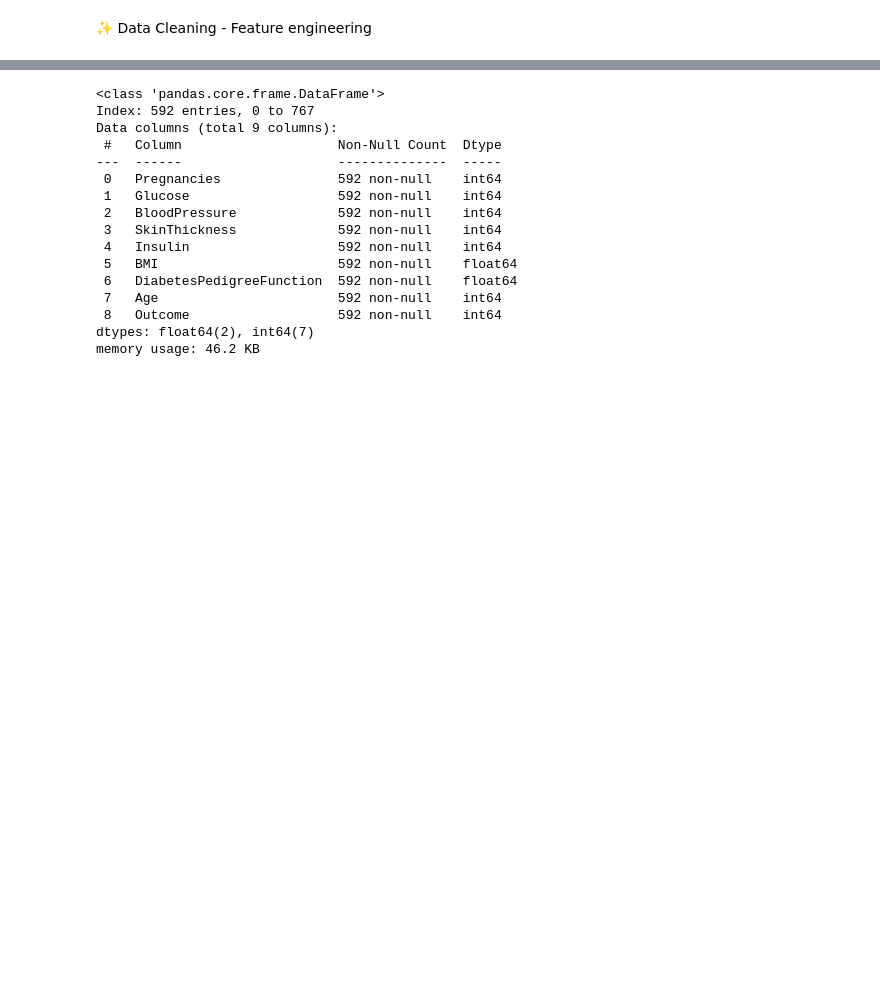
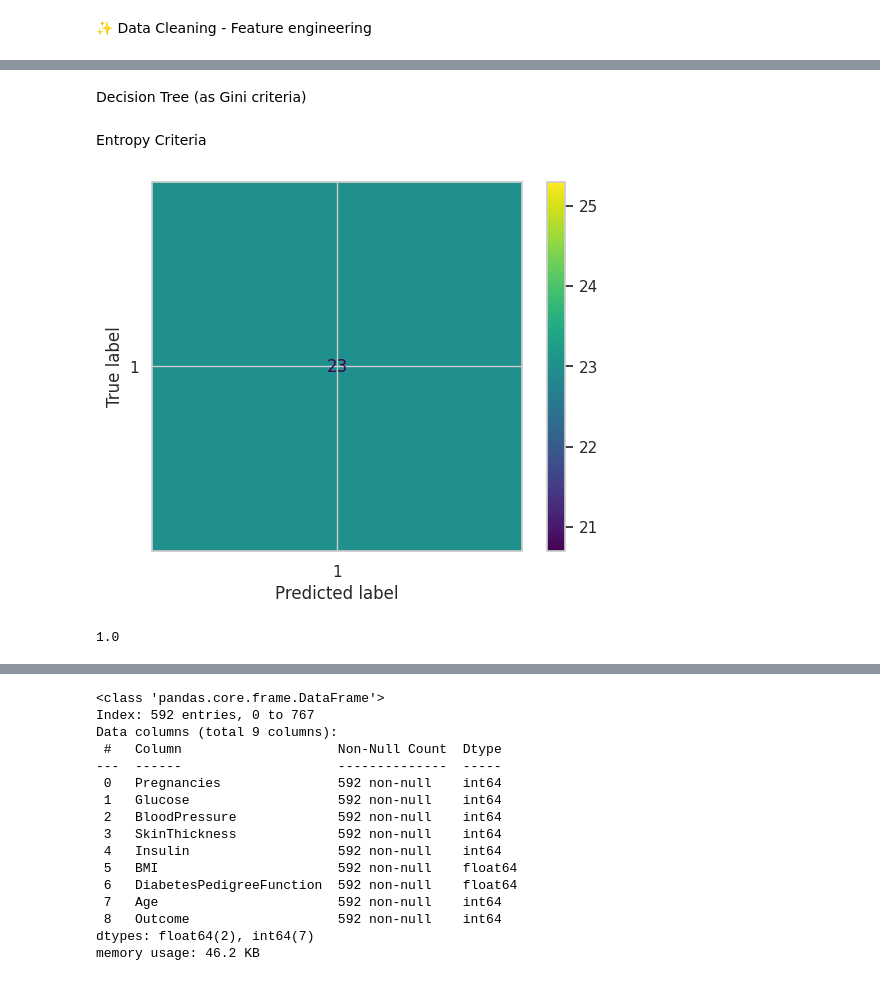
Before and after one commit to Munchkinland/Decision-Tree, a Jupyter notebook: src/explore.ipynb, the cells around one changed output, grey strips where cells are left out. Saved outputs shown, nothing was run; the diff lists cells and outputs as text; code cells hidden in the pictures; blank space fills up the shorter version.

```diff
--- a/src/explore.ipynb
+++ b/src/explore.ipynb
@@ -644,0 +756,21 @@ memory usage: 49.7 KB
+# %% [markdown]
+Decision Tree (as Gini criteria)
+# %% [markdown]
+Entropy Criteria
+# %%
+clf_pred_2 = clf_2.predict(X_test)
+cm_2 = confusion_matrix(y_test, clf_pred_2, labels=clf_2.classes_)
+disp = ConfusionMatrixDisplay(confusion_matrix = cm_2,
+display_labels = clf_2.classes_)
+disp.plot()
+plt.show()
+# %% [output]
+[figure, added]
+# %%
+#Cambiando el criterio a entropy
+clf_2 = DecisionTreeClassifier(criterion = 'entropy', random_state = 0)
+clf_2.fit(X_train, y_train)
+clf_2.score(X_test, y_test)
+#Our decision tree score has reached 82% accuracy
+# %% [output]
+1.0
```
Also changed, not shown: parts of 45 cells of this notebook, 8 other files.
